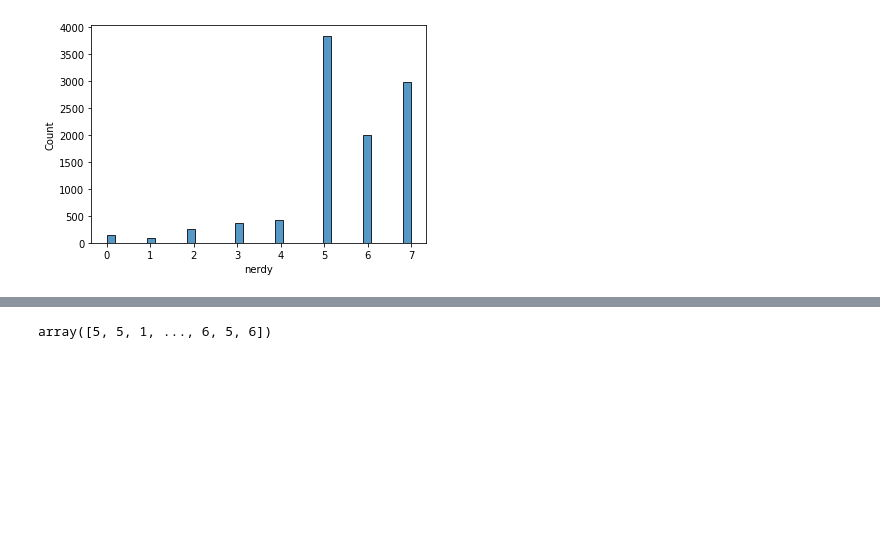
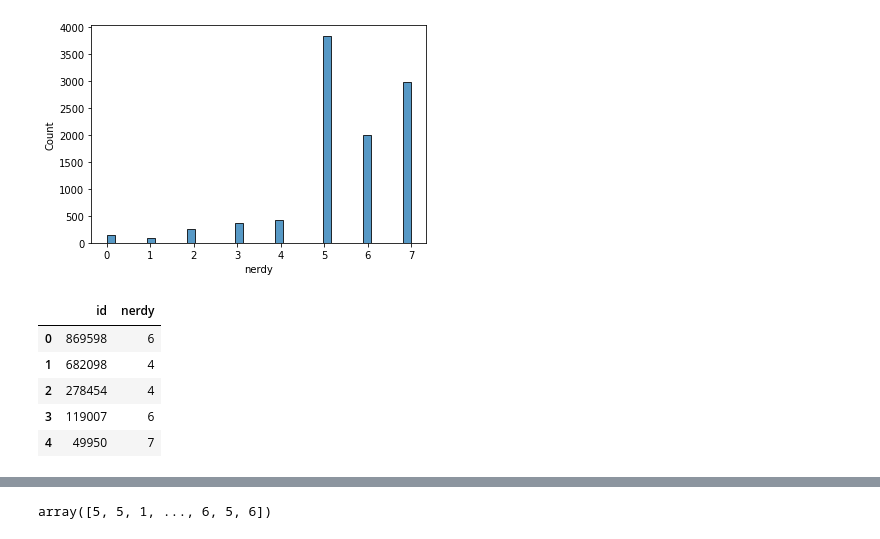
Before and after one commit to BotMaximeDupouy/kaggle_challenges, a Jupyter notebook: challenges/IITG.AI HACKATHON 1 2021-22.ipynb, the cells around one changed output, grey strips where cells are left out. Drawn from its saved outputs; the diff is of its cells as text; code cells hidden in the pictures; blank space fills up the shorter version.

```diff
--- a/challenges/IITG.AI HACKATHON 1 2021-22.ipynb
+++ b/challenges/IITG.AI HACKATHON 1 2021-22.ipynb
@@ -949,3 +950,15 @@ sns.histplot(prediction_1['nerdy'])
 [figure]
 # %%
 prediction_1.to_csv('../test_challenge_kaggle/hackaton_1.csv', index=False)
+# %%
+prediction_2 = best_svc.predict(X_test_clean_pca)
+prediction_2 = pd.DataFrame(prediction_2, columns=['nerdy'])
+prediction_2 = pd.concat([index, prediction_2], axis=1)
+prediction_2.head()
+# %% [output]
+|  | id | nerdy |
+| 0 | 869598 | 6 |
+| 1 | 682098 | 4 |
+| 2 | 278454 | 4 |
+| 3 | 119007 | 6 |
+| 4 | 49950 | 7 |
```
Also changed, not shown: parts of 9 cells of this notebook.
